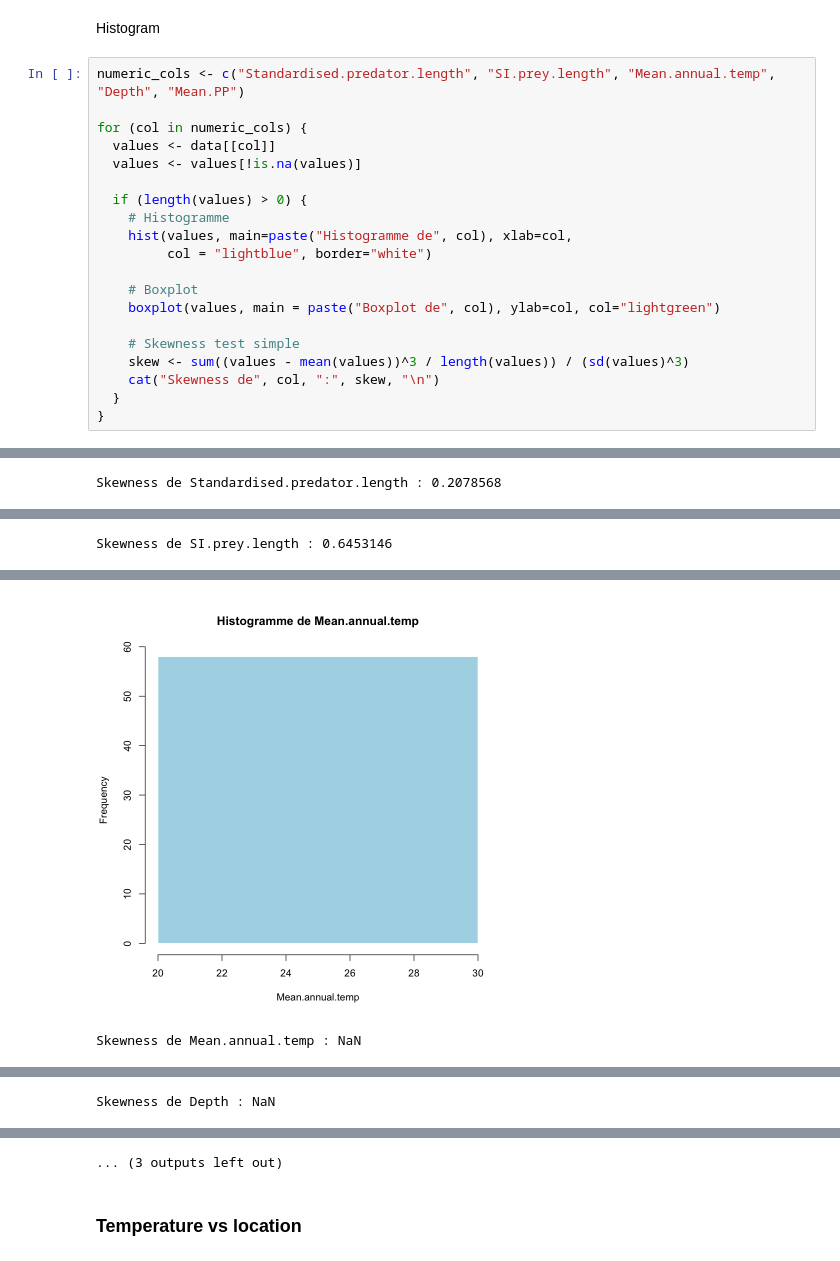
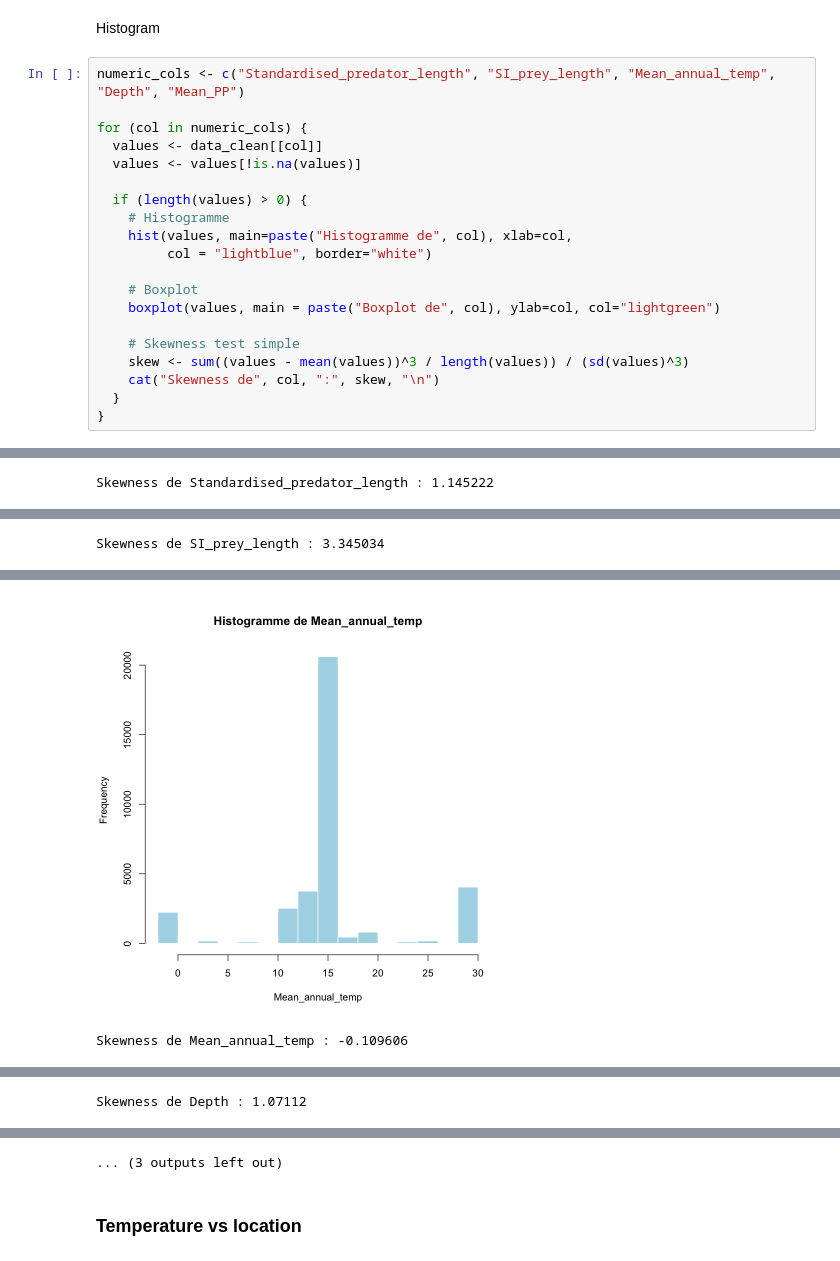
Before and after one commit to zfourati/Predator-and-prey-body-sizes-in-marine-food-webs, a Jupyter notebook: script_marion.ipynb, the cells around one changed output, grey strips where cells are left out. Cells and saved outputs as stored; diff of their text form.

```diff
--- a/script_marion.ipynb
+++ b/script_marion.ipynb
@@ -95,10 +109,10 @@ plot(
 # %% [markdown]
 Histogram
 # %%
-numeric_cols <- c("Standardised.predator.length", "SI.prey.length", "Mean.annual.temp", "Depth", "Mean.PP")
+numeric_cols <- c("Standardised_predator_length", "SI_prey_length", "Mean_annual_temp", "Depth", "Mean_PP")
 
 for (col in numeric_cols) {
-  values <- data[[col]]
+  values <- data_clean[[col]]
   values <- values[!is.na(values)]
 
   if (length(values) > 0) {
@@ -119 +133 @@ for (col in numeric_cols) {
-Skewness de Standardised.predator.length : 0.2078568
+Skewness de Standardised_predator_length : 1.145222
@@ -122 +136 @@ Skewness de Standardised.predator.length : 0.2078568
-Skewness de SI.prey.length : 0.6453146
+Skewness de SI_prey_length : 3.345034
@@ -124,2 +138,2 @@ Skewness de SI.prey.length : 0.6453146
-[figure, old version]
+[figure, new version]
-Skewness de Mean.annual.temp : NaN
+Skewness de Mean_annual_temp : -0.109606
@@ -128 +142 @@ Skewness de Mean.annual.temp : NaN
-Skewness de Depth : NaN
+Skewness de Depth : 1.07112
```
Also changed, not shown: parts of 12 cells of this notebook.
